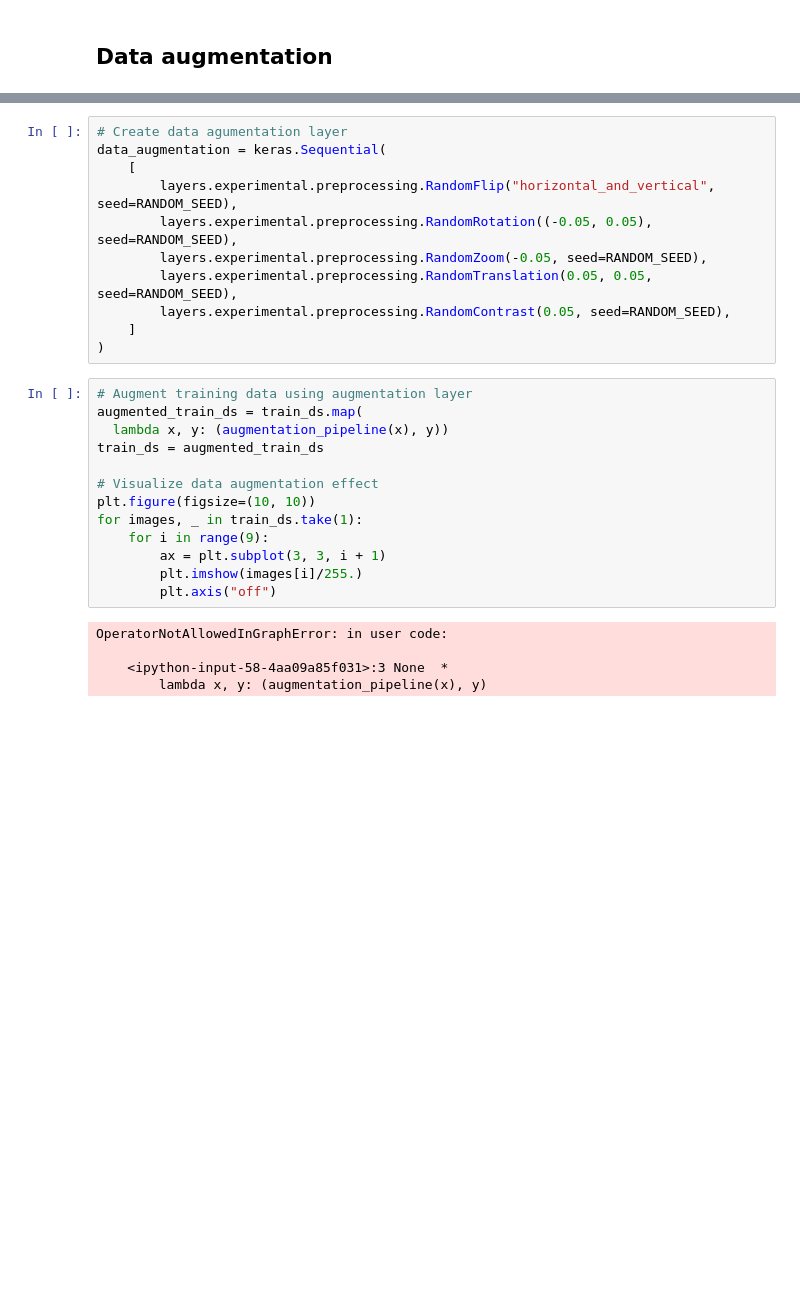
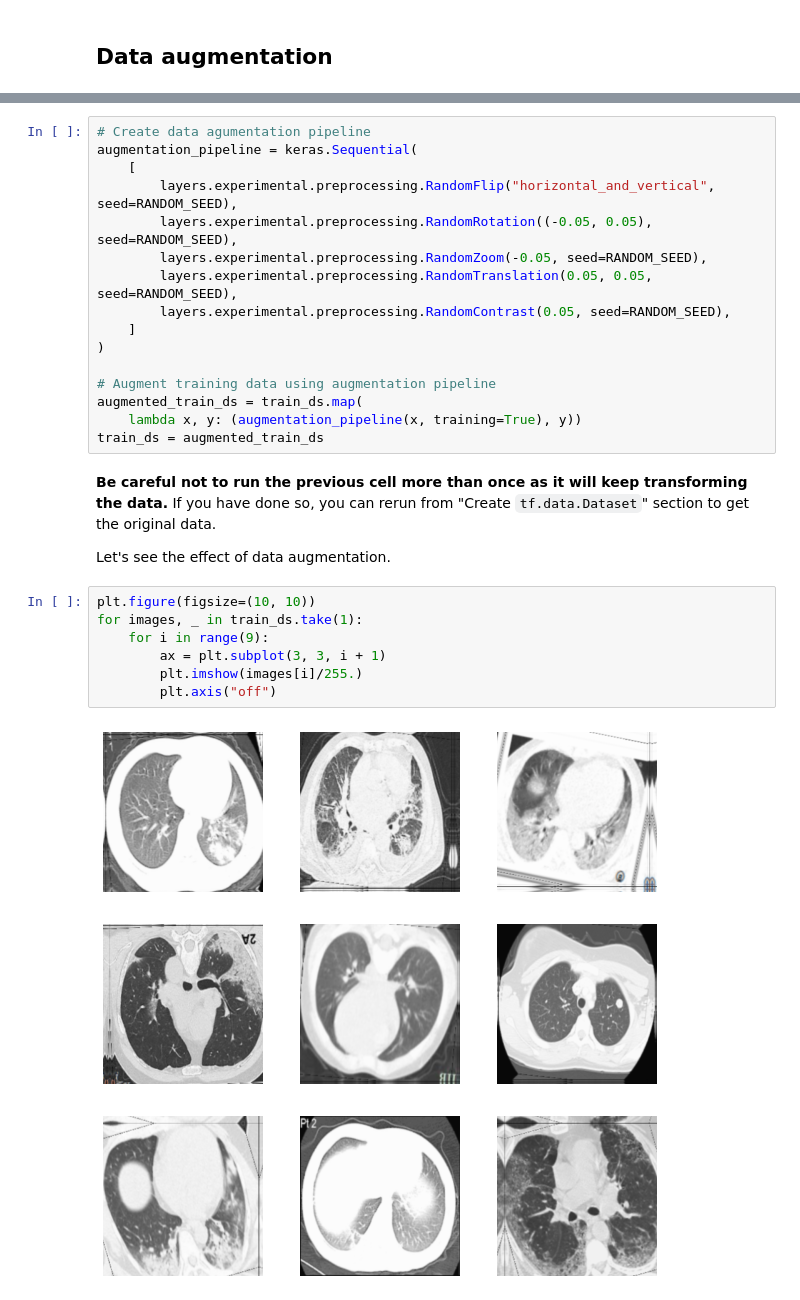
Before and after one commit to YangXiaozhou/CNN-COVID-19-classification-using-chest-CT-scan, a Jupyter notebook: notebooks/INFORMS-QSR-data-challenge.ipynb, the cells around one changed output, grey strips where cells are left out. Saved outputs shown, nothing was run; the diff lists cells and outputs as text; blank space fills up the shorter version.

```diff
--- a/notebooks/INFORMS-QSR-data-challenge.ipynb
+++ b/notebooks/INFORMS-QSR-data-challenge.ipynb
@@ -132,6 +138,6 @@ Here we use `tf.keras.Sequential` to create a pipeline in which the input image
 # %%
-# Create data agumentation layer
-data_augmentation = keras.Sequential(
+# Create data agumentation pipeline
+augmentation_pipeline = keras.Sequential(
     [
         layers.experimental.preprocessing.RandomFlip("horizontal_and_vertical", seed=RANDOM_SEED),
         layers.experimental.preprocessing.RandomRotation((-0.05, 0.05), seed=RANDOM_SEED),
@@ -140,22 +146,22 @@ data_augmentation = keras.Sequential(
         layers.experimental.preprocessing.RandomContrast(0.05, seed=RANDOM_SEED),
     ]
 )
+
+# Augment training data using augmentation pipeline
+augmented_train_ds = train_ds.map(
+    lambda x, y: (augmentation_pipeline(x, training=True), y))
+train_ds = augmented_train_ds
+# %% [markdown]
+**Be careful not to run the previous cell more than once as it will keep transforming the data.** If you have done so, you can rerun from "Create `tf.data.Dataset`" section to get the original data.
+
+Let's see the effect of data augmentation.
 # %%
-# Augment training data using augmentation layer
-augmented_train_ds = train_ds.map(
-  lambda x, y: (augmentation_pipeline(x), y))
-train_ds = augmented_train_ds
-
-# Visualize data augmentation effect
 plt.figure(figsize=(10, 10))
 for images, _ in train_ds.take(1):
     for i in range(9):
         ax = plt.subplot(3, 3, i + 1)
         plt.imshow(images[i]/255.)
         plt.axis("off")
 # %% [output]
-OperatorNotAllowedInGraphError: in user code:
-
-    <ipython-input-58-4aa09a85f031>:3 None  *
-        lambda x, y: (augmentation_pipeline(x), y)
+[figure, added]
 # %%
```
Also changed, not shown: parts of 21 cells of this notebook, 6 other files.
